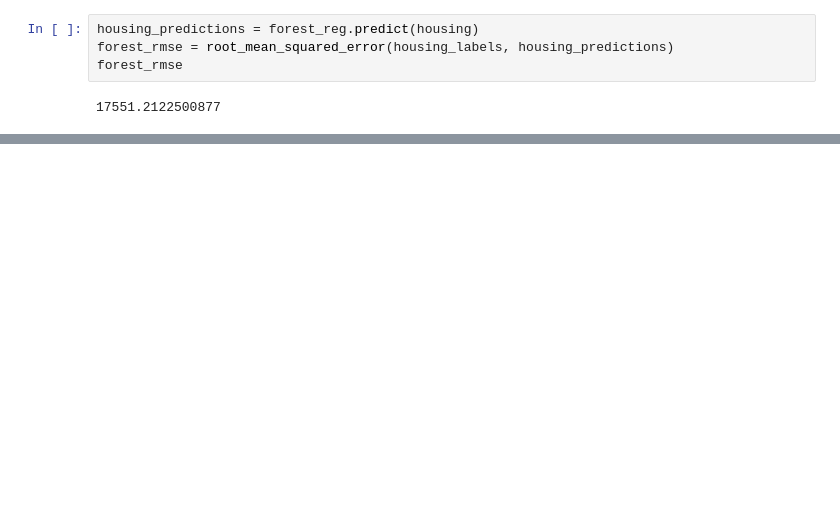
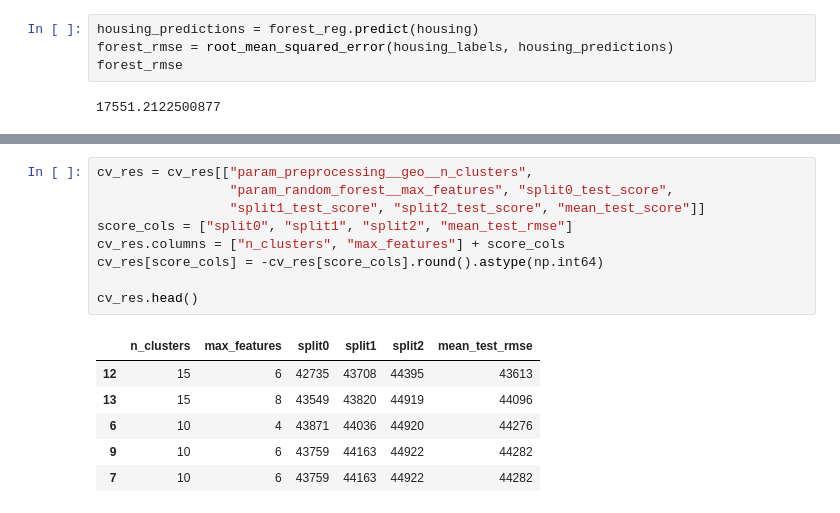
Before and after one commit to 19mddill/ML_Aurelien, a Jupyter notebook: california_housing.ipynb, the cells around one changed output, grey strips where cells are left out. Cells and saved outputs as stored; diff of their text form; blank space fills up the shorter version.

```diff
--- a/california_housing.ipynb
+++ b/california_housing.ipynb
@@ -1143,0 +1246,16 @@ dtype: float64
+# %%
+cv_res = cv_res[["param_preprocessing__geo__n_clusters",
+                 "param_random_forest__max_features", "split0_test_score",
+                 "split1_test_score", "split2_test_score", "mean_test_score"]]
+score_cols = ["split0", "split1", "split2", "mean_test_rmse"]
+cv_res.columns = ["n_clusters", "max_features"] + score_cols
+cv_res[score_cols] = -cv_res[score_cols].round().astype(np.int64)
+
+cv_res.head()
+# %% [output]
+|  | n_clusters | max_features | split0 | split1 | split2 | mean_test_rmse |
+| 12 | 15 | 6 | 42735 | 43708 | 44395 | 43613 |
+| 13 | 15 | 8 | 43549 | 43820 | 44919 | 44096 |
+| 6 | 10 | 4 | 43871 | 44036 | 44920 | 44276 |
+| 9 | 10 | 6 | 43759 | 44163 | 44922 | 44282 |
+| 7 | 10 | 6 | 43759 | 44163 | 44922 | 44282 |
```
Also changed, not shown: parts of 12 cells of this notebook.
